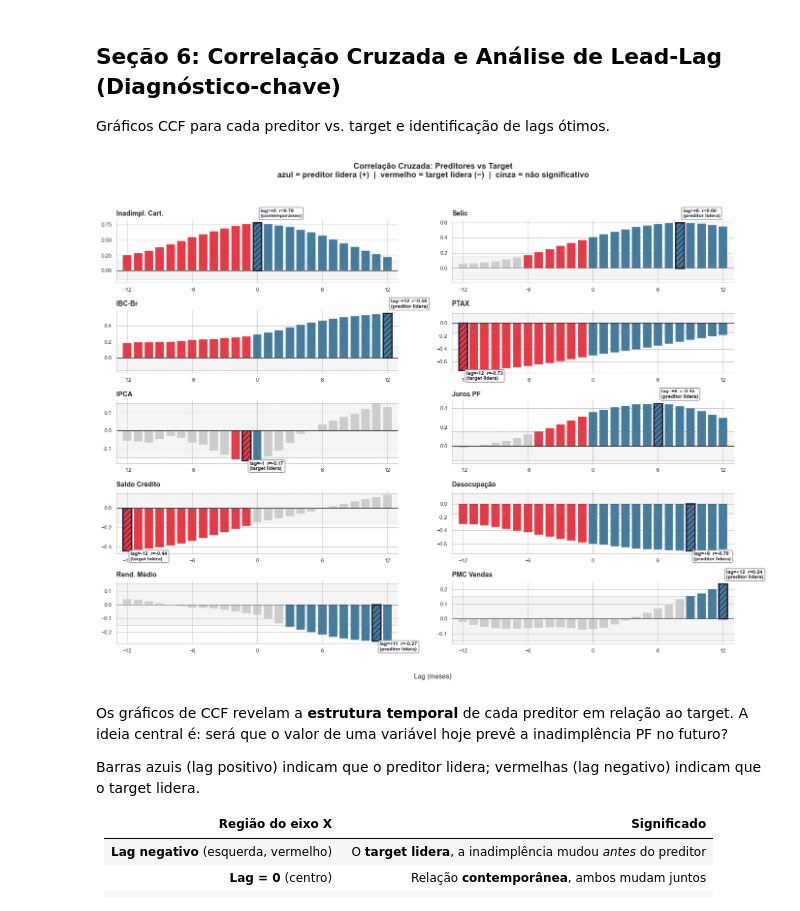
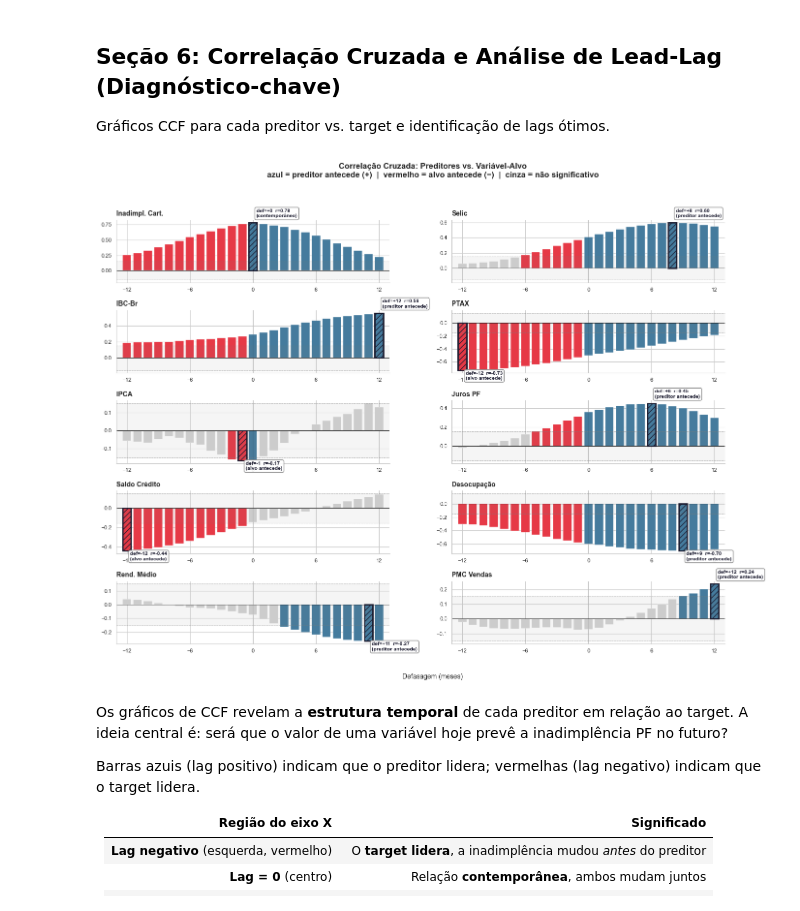
Before and after one commit to BrunoRaphaell/nowcasting, a Jupyter notebook: notebooks/01_eda.ipynb, the cells around one changed output. Drawn from its saved outputs; the diff is of its cells as text; code cells hidden in the pictures.

```diff
--- a/notebooks/01_eda.ipynb
+++ b/notebooks/01_eda.ipynb
@@ -207,8 +236,9 @@ for start, end, label, color in crisis_periods:
     ax.text(s + (e - s) / 2, ax.get_ylim()[1] * 0.97, label,
             ha="center", va="top", fontsize=8, fontweight="bold")
 
-ax.set_title(f"Target: {TARGET_COL}")
-ax.set_ylabel("% inadimplência")
+ax.set_title("Inadimplência PF Total (%) — Evolução 2012–2026", fontsize=13)
+ax.set_ylabel("Inadimplência PF Total (%)")
+ax.set_xlabel("Ano")
 plt.tight_layout()
 plt.show()
 # %% [output]
@@ -484,16 +556,16 @@ LABELS = {
 
 predictors = list(LABELS.keys())
 
-# Build a DataFrame: rows = predictors, columns = regimes
+# Monta um DataFrame: linhas = preditores, colunas = regimes
 corr_by_regime = pd.DataFrame(
     {name: sub[predictors + [TARGET_COL]].corr()[TARGET_COL].drop(TARGET_COL).rename(LABELS)
-     for name, sub in regimes.items()}
+    for name, sub in regimes.items()}
 )
 
-# Sort by absolute spread (most unstable first)
-corr_by_regime["spread"] = corr_by_regime.max(axis=1) - corr_by_regime.min(axis=1)
-corr_by_regime = corr_by_regime.sort_values("spread", ascending=True)
-corr_by_regime = corr_by_regime.drop(columns="spread")
+# Ordena por amplitude absoluta (mais instáveis primeiro)
+corr_by_regime["amplitude"] = corr_by_regime.max(axis=1) - corr_by_regime.min(axis=1)
+corr_by_regime = corr_by_regime.sort_values("amplitude", ascending=True)
+corr_by_regime = corr_by_regime.drop(columns="amplitude")
 
 fig, axes = plt.subplots(1, 2, figsize=(14, 6), gridspec_kw={"width_ratios": [1.2, 2]})
 
@@ -505,7 +577,7 @@ sns.heatmap(
     cbar_kws={"shrink": 0.8, "label": "Correlação com Inadimpl. PF"},
     ax=axes[0],
 )
-axes[0].set_title("Correlação com Target por Regime", fontsize=13, pad=10)
+axes[0].set_title("Correlação com a Variável-Alvo por Regime", fontsize=13, pad=10)
 axes[0].tick_params(axis="y", rotation=0)
 axes[0].tick_params(axis="x", rotation=0)
 
@@ -1203,42 +1275,44 @@ for ax, col in zip(axes_flat, FEATURE_COLS):
     ax.axvline(0, color="black", lw=0.3, alpha=0.3)
 
     opt_idx = np.nanargmax(np.abs(ccf_vals))
     opt_lag = lags_range[opt_idx]
     opt_ccf = ccf_vals[opt_idx]
-    ccf_results[col] = {"optimal_lag": opt_lag, "ccf_optimal": opt_ccf,
-                         "ccf_lag1": ccf_vals[max_lag + 1]}
+    ccf_results[col] = {"defasagem_otima": opt_lag, "ccf_otima": opt_ccf,
+                        "ccf_lag1": ccf_vals[max_lag + 1]}
 
     ax.bar([opt_lag], [opt_ccf], color="none",
         width=0.8, edgecolor="#1a1a2e", lw=2.0,
         hatch="///", zorder=3)
 
-    direction = "preditor lidera" if opt_lag > 0 else "target lidera" if opt_lag < 0 else "contemporâneo"
-    ax.annotate(f"lag={opt_lag:+d}  r={opt_ccf:.2f}\n({direction})",
+    direction = ("preditor antecede" if opt_lag > 0
+                else "alvo antecede" if opt_lag < 0
+                else "contemporâneo")
+    ax.annotate(f"def={opt_lag:+d}  r={opt_ccf:.2f}\n({direction})",
                 xy=(opt_lag, opt_ccf),
                 xytext=(5, 8 if opt_ccf > 0 else -14),
                 textcoords="offset points", fontsize=7.5,
                 fontweight="bold", color="#1a1a2e",
                 bbox=dict(boxstyle="round,pad=0.3", fc="white", ec="gray", alpha=0.9))
 
     ax.set_title(label, fontsize=10, fontweight="bold", loc="left")
     ax.set_xlim(-max_lag - 1, max_lag + 1)
     ax.set_xticks([-12, -6, 0, 6, 12])
     ax.tick_params(labelsize=8)
     ax.spines["top"].set_visible(False)
     ax.spines["right"].set_visible(False)
 
 for ax in axes_flat:
     if not ax.has_data() and not ax.get_title():
         ax.set_visible(False)
 
-fig.suptitle("Correlação Cruzada: Preditores vs Target\n"
-             "azul = preditor lidera (+)  |  vermelho = target lidera (−)  |  cinza = não significativo",
-             fontsize=12, fontweight="bold")
-fig.supxlabel("Lag (meses)", fontsize=10)
+fig.suptitle("Correlação Cruzada: Preditores vs. Variável-Alvo\n"
+            "azul = preditor antecede (+)  |  vermelho = alvo antecede (−)  |  cinza = não significativo",
+            fontsize=12, fontweight="bold")
+fig.supxlabel("Defasagem (meses)", fontsize=10)
 plt.tight_layout(rect=[0, 0.02, 1, 0.95])
 plt.show()
 # %% [output]
-[figure, old version]
+[figure, new version]
 # %% [markdown]
 Os gráficos de CCF revelam a **estrutura temporal** de cada preditor em relação ao target. A ideia central é: será que o valor de uma variável hoje prevê a inadimplência PF no futuro?
 
```
Also changed, not shown: parts of 11 cells of this notebook, 30 other files.
